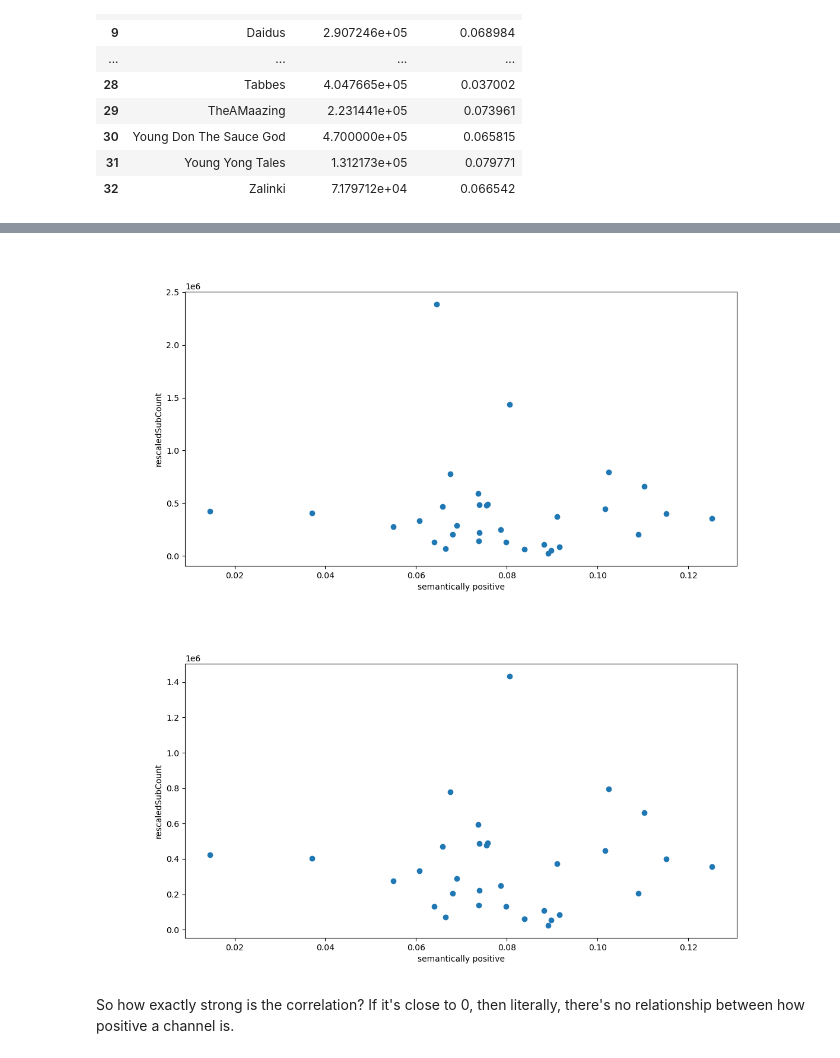
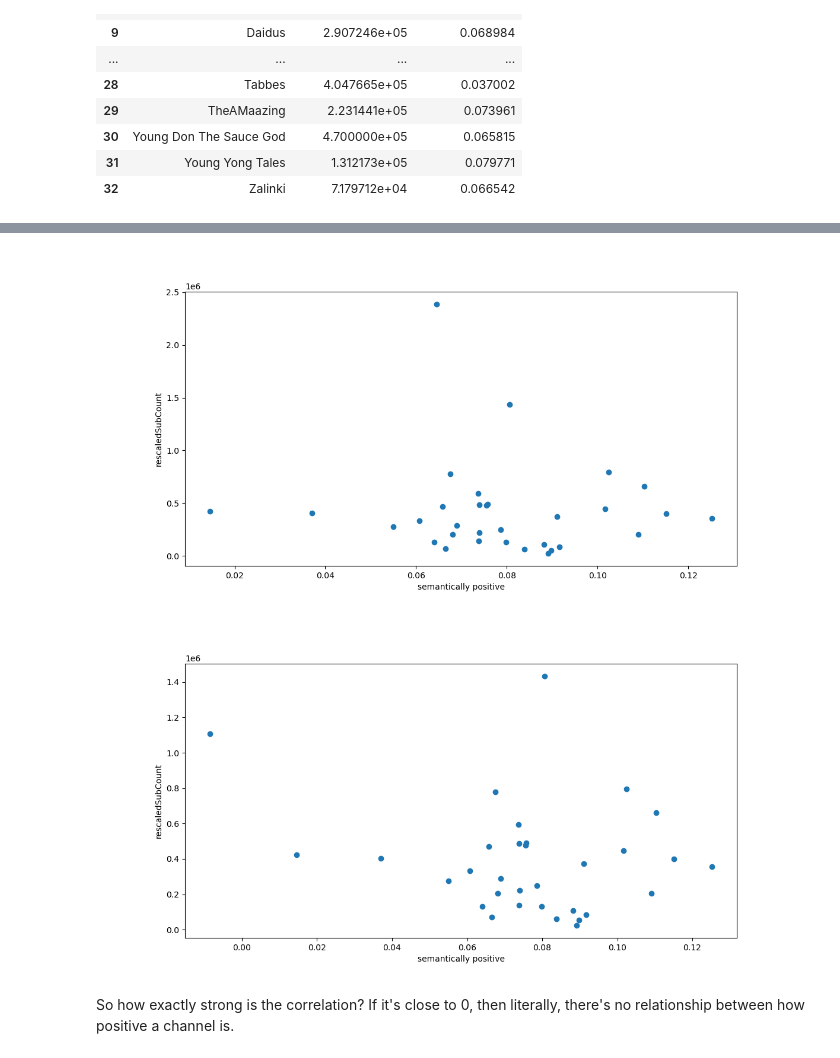
Before and after one commit to ojiwon-kenobi/youtuberChannels, a Jupyter notebook: semantic_analysis/semantic_analysis.ipynb, the cells around one changed output, grey strips where cells are left out. Cells and saved outputs as stored; diff of their text form; code cells hidden in the pictures.

```diff
--- a/semantic_analysis/semantic_analysis.ipynb
+++ b/semantic_analysis/semantic_analysis.ipynb
@@ -44,11 +44,10 @@ def generateListOfSentences(filepath):
     with open(filepath, 'r') as f:
         lines = f.readlines()
         strippedLines = [line.strip() for line in lines if line.strip()]
-        removeDuplicatedLinesList = []
+        duplicatedLinesList = []
         for index in range(len(strippedLines)-1):
-            removeDuplicatedLinesList.append(strippedLines[index])
-    return list(set(removeDuplicatedLinesList))
-
+            duplicatedLinesList.append(strippedLines[index])
+    return [i for n, i in enumerate(duplicatedLinesList) if i not in duplicatedLinesList[:n]]
 # print(generateListOfSentences("UCAlxwHEm1bWWYoe5VCSQYEg/txt/_9KytbCHaXU.txt"))
 
 def generateListOfWords(listOfSentences):
@@ -84,10 +83,10 @@ for channelId in LIST_OF_CHANNEL_IDS:
     print(channelId.split('/')[0], ": ", len(flattenedListOfSentences), "sentences total")
     print(channelId.split('/')[0], ": ", len(flattendListOfWords), "words total")
 
-    # with open(channelId.split('/')[0]+"_wordCloud.txt", 'w') as f:
-    #     json.dump(flattendListOfWords, f)
-    # with open(channelId.split('/')[0]+"_sentenceCloud.txt", 'w') as f:
-    #     json.dump(flattenedListOfSentences, f)
+    with open(channelId.split('/')[0]+"_wordCloud.txt", 'w') as f:
+        json.dump(flattendListOfWords, f)
+    with open(channelId.split('/')[0]+"_sentenceCloud.txt", 'w') as f:
+        json.dump(flattenedListOfSentences, f)
 # %% [output]
 UCsDmESjqNPukDmVnuneLrqw has  298 files to process.
 UCsDmESjqNPukDmVnuneLrqw :  35495 sentences total
@@ -840,14 +894,14 @@ semantic_df
 # %%
 copy_without_oversimplified = semantic_df.drop('23')
-copy_without_oversimplified_and_odd1sout = semantic_df.drop(['23', '24'])
+copy_without_odd1sout = semantic_df.drop(['24'])
 semantic_df_copy_without_oversimplified = pd.DataFrame.from_dict(json.loads(json.dumps(copy_without_oversimplified.to_dict())))
-semantic_df_copy_without_oversimplified_and_odd1sout = pd.DataFrame.from_dict(json.loads(json.dumps(copy_without_oversimplified_and_odd1sout.to_dict())))
+semantic_df_copy_without_odd1sout = pd.DataFrame.from_dict(json.loads(json.dumps(copy_without_odd1sout.to_dict())))
 
 generate_plot(semantic_df_copy_without_oversimplified)
-generate_plot(semantic_df_copy_without_oversimplified_and_odd1sout)
+generate_plot(semantic_df_copy_without_odd1sout)
 # %% [output]
 [figure]
-[figure, old version]
+[figure, new version]
 # %% [markdown]
 So how exactly strong is the correlation? If it's close to 0, then literally, there's no relationship between how positive a channel is.
 # %%
```
Also changed, not shown: parts of 16 cells of this notebook.
